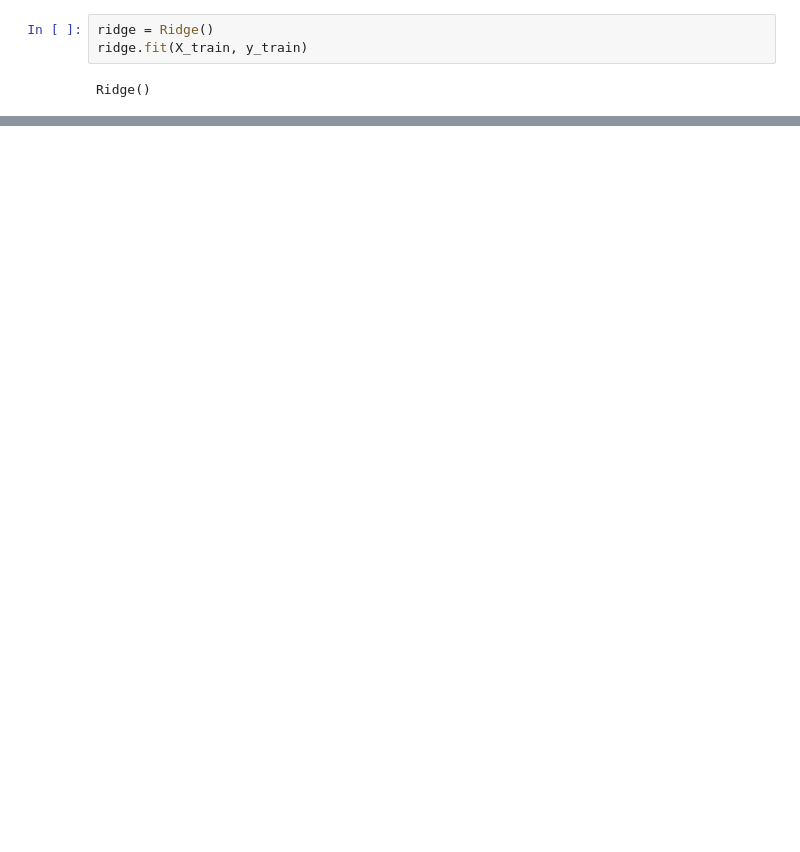
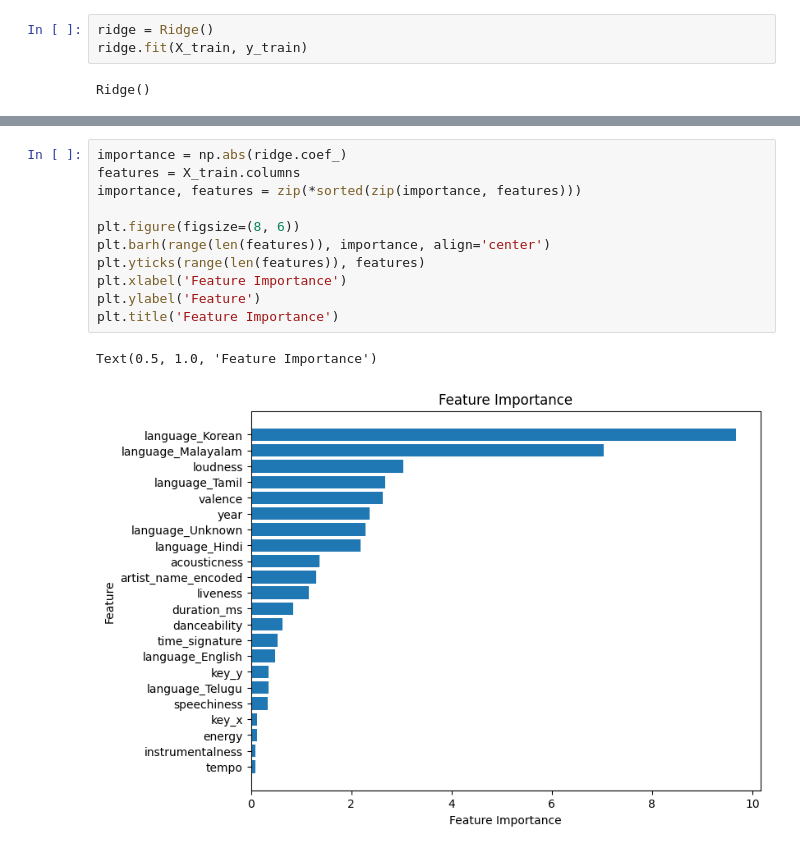
Before and after one commit to Sammuel21/pridav-music-project, a Jupyter notebook: Development/kenderes2/ridge_lasso.ipynb, the cells around one changed output, grey strips where cells are left out. Cells and saved outputs as stored; diff of their text form; blank space fills up the shorter version.

```diff
--- a/Development/kenderes2/ridge_lasso.ipynb
+++ b/Development/kenderes2/ridge_lasso.ipynb
@@ -111,0 +159,14 @@ y_pred = ridge.predict(X_train)
+# %%
+importance = np.abs(ridge.coef_)
+features = X_train.columns
+importance, features = zip(*sorted(zip(importance, features)))
+
+plt.figure(figsize=(8, 6))
+plt.barh(range(len(features)), importance, align='center')
+plt.yticks(range(len(features)), features)
+plt.xlabel('Feature Importance')
+plt.ylabel('Feature')
+plt.title('Feature Importance')
+# %% [output]
+Text(0.5, 1.0, 'Feature Importance')
+[figure, added]
```
Also changed, not shown: parts of 15 cells of this notebook, 1 other file.
